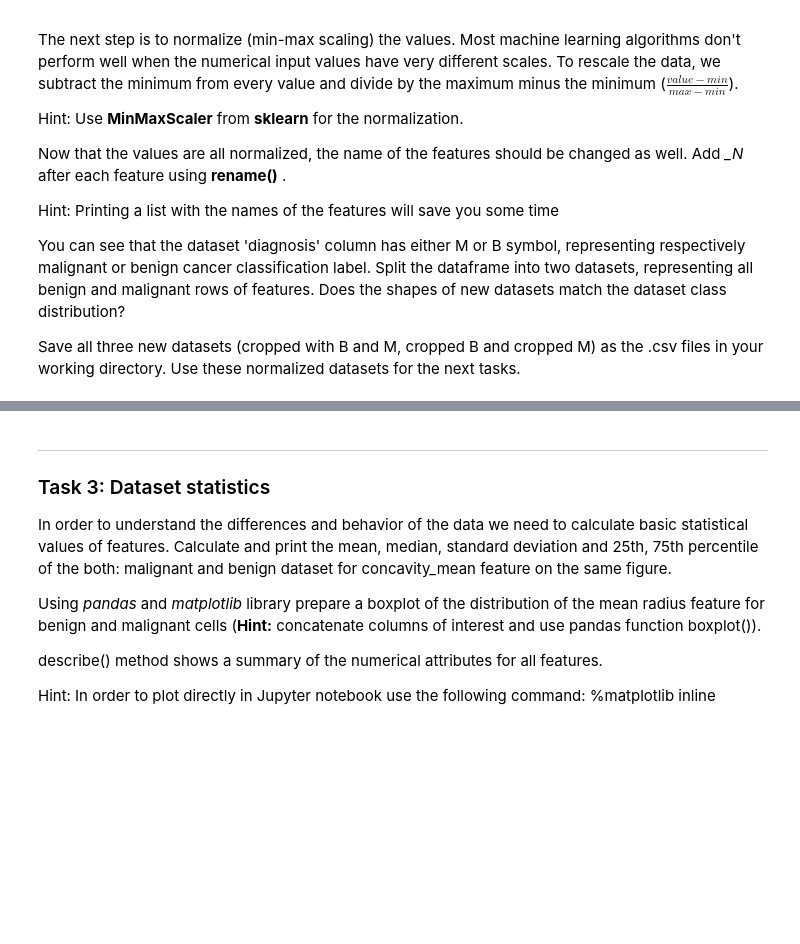
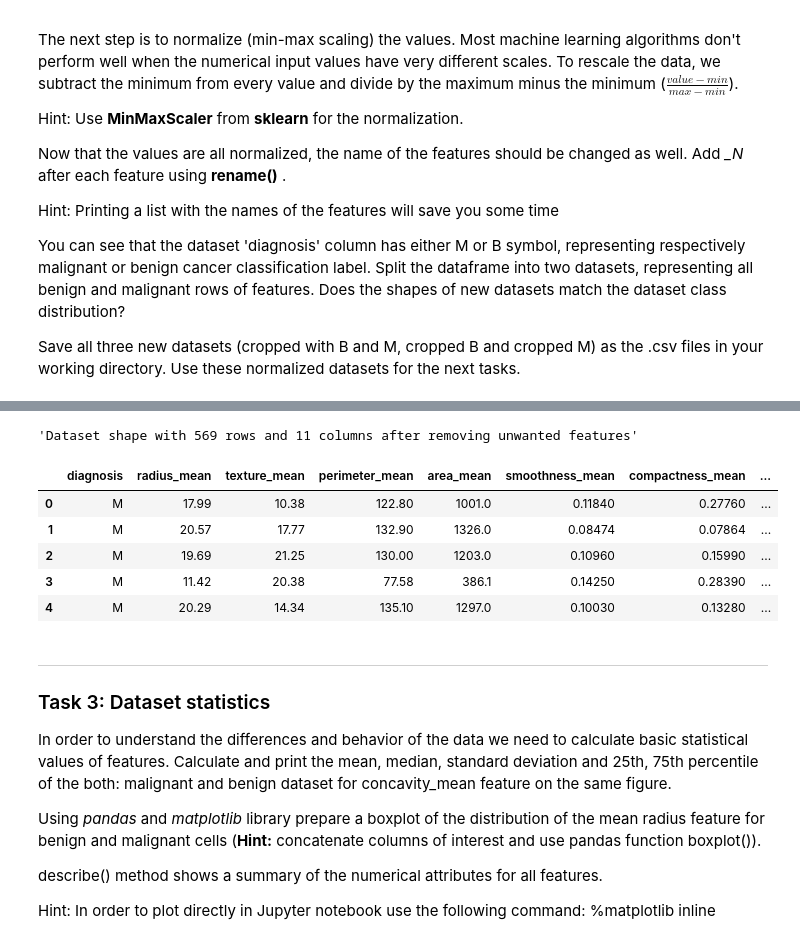
Before and after one commit to Aneruth/Clinical-Decision-Support-System, a Jupyter notebook: WPO1/WPO1-Student.ipynb, the cells around one changed output, grey strips where cells are left out. Cells and saved outputs as stored; diff of their text form; code cells hidden in the pictures; blank space fills up the shorter version.

```diff
--- a/WPO1/WPO1-Student.ipynb
+++ b/WPO1/WPO1-Student.ipynb
@@ -107,0 +160,18 @@ Save all three new datasets (cropped with B and M, cropped B and cropped M) as t
+# %%
+# Fetching all the mean features for normalising
+idxVal = list(pd.Index(dataset.columns.str.endswith('_mean'))) # returns the boolean value if it ends with '_mean' returns true else false
+idx = [id for id,val in enumerate(idxVal) if val == True] # prints this [1, 2, 3, 4, 5, 6, 7, 8, 9, 10]
+maxVal = max(idx) # Since it is series so we choose only max val for indexing
+meanDataSet = dataset.iloc[:,:maxVal+1]
+f'Dataset shape with {meanDataSet.shape[0]} rows and {meanDataSet.shape[1]} columns after removing unwanted features'
+# %% [output]
+'Dataset shape with 569 rows and 11 columns after removing unwanted features'
+# %%
+meanDataSet.head()
+# %% [output]
+|  | diagnosis | radius_mean | texture_mean | perimeter_mean | area_mean | smoothness_mean | compactness_mean | ... |
+| 0 | M | 17.99 | 10.38 | 122.80 | 1001.0 | 0.11840 | 0.27760 | ... |
+| 1 | M | 20.57 | 17.77 | 132.90 | 1326.0 | 0.08474 | 0.07864 | ... |
+| 2 | M | 19.69 | 21.25 | 130.00 | 1203.0 | 0.10960 | 0.15990 | ... |
+| 3 | M | 11.42 | 20.38 | 77.58 | 386.1 | 0.14250 | 0.28390 | ... |
+| 4 | M | 20.29 | 14.34 | 135.10 | 1297.0 | 0.10030 | 0.13280 | ... |
```
Also changed, not shown: parts of 19 cells of this notebook.
